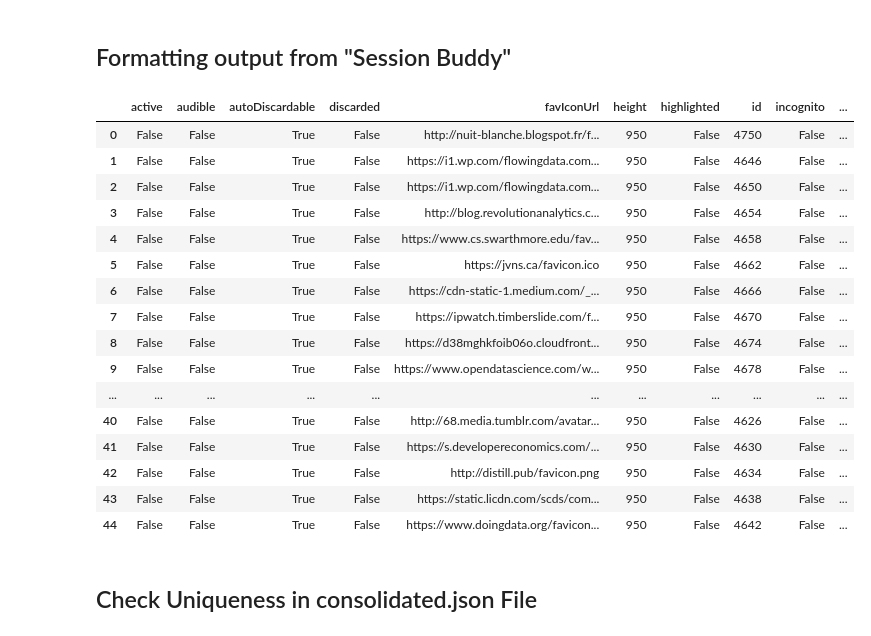
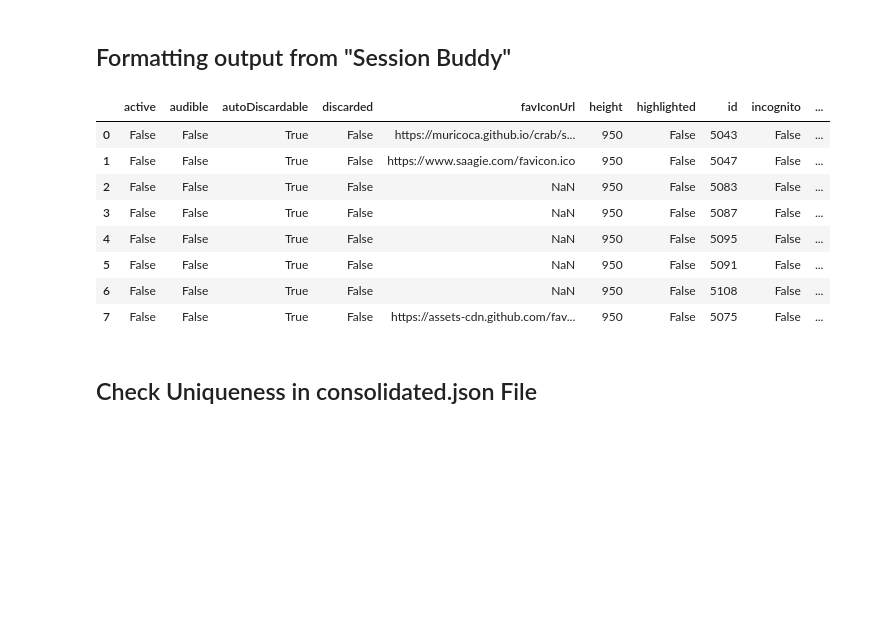
Before and after one commit to DEKHTIARJonathan/FeedCrunch.IO, a Jupyter notebook: example_files/blog_posts/Json Processing.ipynb, the cells around one changed output. Saved outputs shown, nothing was run; the diff lists cells and outputs as text; code cells hidden in the pictures; blank space fills up the shorter version.

```diff
--- a/example_files/blog_posts/Json Processing.ipynb
+++ b/example_files/blog_posts/Json Processing.ipynb
@@ -101,33 +101,25 @@ def encode_multipart(fields, files, boundary=None):
 # %%
 with open('data.json') as f:
     string = ""
     for line in f:
         string += line
 
-string = string.decode('utf-8', 'ignore')
+string = string.decode('ascii', 'ignore')
 
 data = json.loads(unicode(string))
 df = pd.DataFrame(data["tabs"])
 
 df
 # %% [output]
 |  | active | audible | autoDiscardable | discarded | favIconUrl | height | highlighted | id | incognito | ... |
-| 0 | False | False | True | False | http://nuit-blanche.blogspot.fr/f... | 950 | False | 4750 | False | ... |
-| 1 | False | False | True | False | https://i1.wp.com/flowingdata.com... | 950 | False | 4646 | False | ... |
-| 2 | False | False | True | False | https://i1.wp.com/flowingdata.com... | 950 | False | 4650 | False | ... |
-| 3 | False | False | True | False | http://blog.revolutionanalytics.c... | 950 | False | 4654 | False | ... |
-| 4 | False | False | True | False | https://www.cs.swarthmore.edu/fav... | 950 | False | 4658 | False | ... |
-| 5 | False | False | True | False | https://jvns.ca/favicon.ico | 950 | False | 4662 | False | ... |
-| 6 | False | False | True | False | https://cdn-static-1.medium.com/_... | 950 | False | 4666 | False | ... |
-| 7 | False | False | True | False | https://ipwatch.timberslide.com/f... | 950 | False | 4670 | False | ... |
-| 8 | False | False | True | False | https://d38mghkfoib06o.cloudfront... | 950 | False | 4674 | False | ... |
-| 9 | False | False | True | False | https://www.opendatascience.com/w... | 950 | False | 4678 | False | ... |
-| ... | ... | ... | ... | ... | ... | ... | ... | ... | ... | ... |
-| 40 | False | False | True | False | http://68.media.tumblr.com/avatar... | 950 | False | 4626 | False | ... |
-| 41 | False | False | True | False | https://s.developereconomics.com/... | 950 | False | 4630 | False | ... |
-| 42 | False | False | True | False | http://distill.pub/favicon.png | 950 | False | 4634 | False | ... |
-| 43 | False | False | True | False | https://static.licdn.com/scds/com... | 950 | False | 4638 | False | ... |
-| 44 | False | False | True | False | https://www.doingdata.org/favicon... | 950 | False | 4642 | False | ... |
+| 0 | False | False | True | False | https://muricoca.github.io/crab/s... | 950 | False | 5043 | False | ... |
+| 1 | False | False | True | False | https://www.saagie.com/favicon.ico | 950 | False | 5047 | False | ... |
+| 2 | False | False | True | False | NaN | 950 | False | 5083 | False | ... |
+| 3 | False | False | True | False | NaN | 950 | False | 5087 | False | ... |
+| 4 | False | False | True | False | NaN | 950 | False | 5095 | False | ... |
+| 5 | False | False | True | False | NaN | 950 | False | 5091 | False | ... |
+| 6 | False | False | True | False | NaN | 950 | False | 5108 | False | ... |
+| 7 | False | False | True | False | https://assets-cdn.github.com/fav... | 950 | False | 5075 | False | ... |
 # %%
 output_df = df[['title','url']]
 output_df.insert( 2,'user', "dataradar")
```
Also changed, not shown: parts of 10 cells of this notebook, 9 other files.
